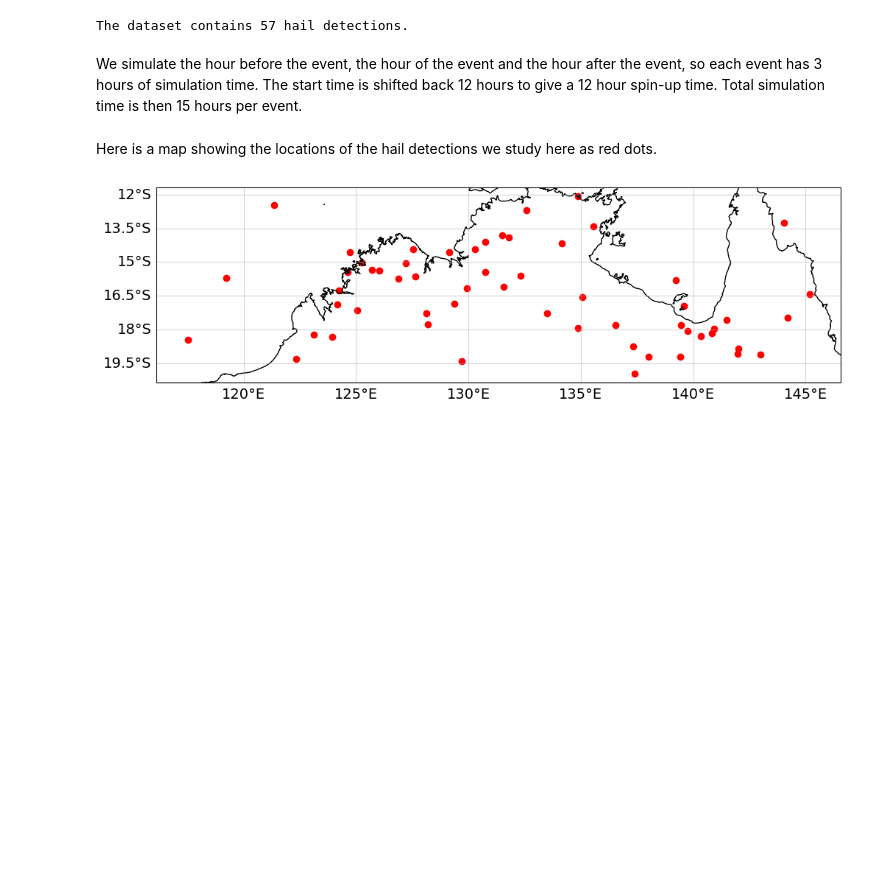
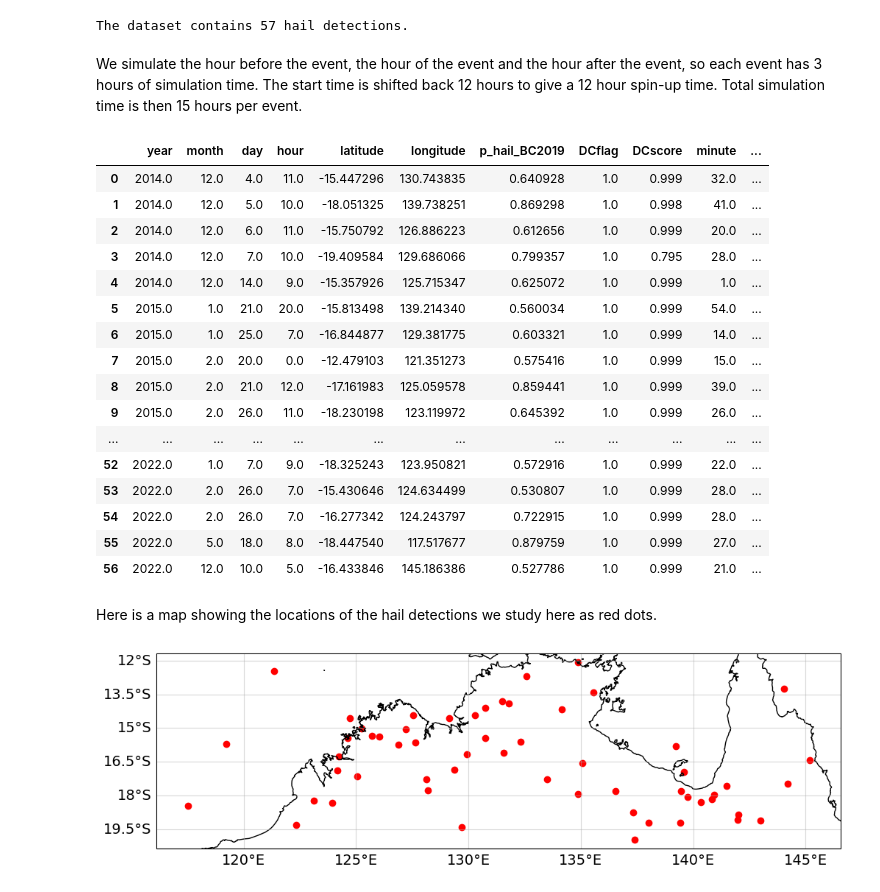
Before and after one commit to traupach/aus_tropics_hail, a Jupyter notebook: analysis/kimberley_hail.ipynb, the cells around one changed output. Cells and saved outputs as stored; diff of their text form; code cells hidden in the pictures; blank space fills up the shorter version.

```diff
--- a/analysis/kimberley_hail.ipynb
+++ b/analysis/kimberley_hail.ipynb
@@ -117,6 +116,26 @@ hail_detections['start_time'] = (hail_detections.event_time - np.timedelta64(13,
 hail_detections['end_time'] = (hail_detections.event_time + np.timedelta64(1, 'h')).dt.ceil('h')
 hail_detections['start_time'] = hail_detections.start_time.dt.strftime('%Y-%m-%d_%H:%M:00')
 hail_detections['end_time'] = hail_detections.end_time.dt.strftime('%Y-%m-%d_%H:%M:00')
+# %%
+hail_detections
+# %% [output]
+|  | year | month | day | hour | latitude | longitude | p_hail_BC2019 | DCflag | DCscore | minute | ... |
+| 0 | 2014.0 | 12.0 | 4.0 | 11.0 | -15.447296 | 130.743835 | 0.640928 | 1.0 | 0.999 | 32.0 | ... |
+| 1 | 2014.0 | 12.0 | 5.0 | 10.0 | -18.051325 | 139.738251 | 0.869298 | 1.0 | 0.998 | 41.0 | ... |
+| 2 | 2014.0 | 12.0 | 6.0 | 11.0 | -15.750792 | 126.886223 | 0.612656 | 1.0 | 0.999 | 20.0 | ... |
+| 3 | 2014.0 | 12.0 | 7.0 | 10.0 | -19.409584 | 129.686066 | 0.799357 | 1.0 | 0.795 | 28.0 | ... |
+| 4 | 2014.0 | 12.0 | 14.0 | 9.0 | -15.357926 | 125.715347 | 0.625072 | 1.0 | 0.999 | 1.0 | ... |
+| 5 | 2015.0 | 1.0 | 21.0 | 20.0 | -15.813498 | 139.214340 | 0.560034 | 1.0 | 0.999 | 54.0 | ... |
+| 6 | 2015.0 | 1.0 | 25.0 | 7.0 | -16.844877 | 129.381775 | 0.603321 | 1.0 | 0.999 | 14.0 | ... |
+| 7 | 2015.0 | 2.0 | 20.0 | 0.0 | -12.479103 | 121.351273 | 0.575416 | 1.0 | 0.999 | 15.0 | ... |
+| 8 | 2015.0 | 2.0 | 21.0 | 12.0 | -17.161983 | 125.059578 | 0.859441 | 1.0 | 0.999 | 39.0 | ... |
+| 9 | 2015.0 | 2.0 | 26.0 | 11.0 | -18.230198 | 123.119972 | 0.645392 | 1.0 | 0.999 | 26.0 | ... |
+| ... | ... | ... | ... | ... | ... | ... | ... | ... | ... | ... | ... |
+| 52 | 2022.0 | 1.0 | 7.0 | 9.0 | -18.325243 | 123.950821 | 0.572916 | 1.0 | 0.999 | 22.0 | ... |
+| 53 | 2022.0 | 2.0 | 26.0 | 7.0 | -15.430646 | 124.634499 | 0.530807 | 1.0 | 0.999 | 28.0 | ... |
+| 54 | 2022.0 | 2.0 | 26.0 | 7.0 | -16.277342 | 124.243797 | 0.722915 | 1.0 | 0.999 | 28.0 | ... |
+| 55 | 2022.0 | 5.0 | 18.0 | 8.0 | -18.447540 | 117.517677 | 0.879759 | 1.0 | 0.999 | 27.0 | ... |
+| 56 | 2022.0 | 12.0 | 10.0 | 5.0 | -16.433846 | 145.186386 | 0.527786 | 1.0 | 0.999 | 21.0 | ... |
 # %% [markdown]
 Here is a map showing the locations of the hail detections we study here as red dots.
 # %%
```
Also changed, not shown: parts of 21 cells of this notebook, 8 other files.
